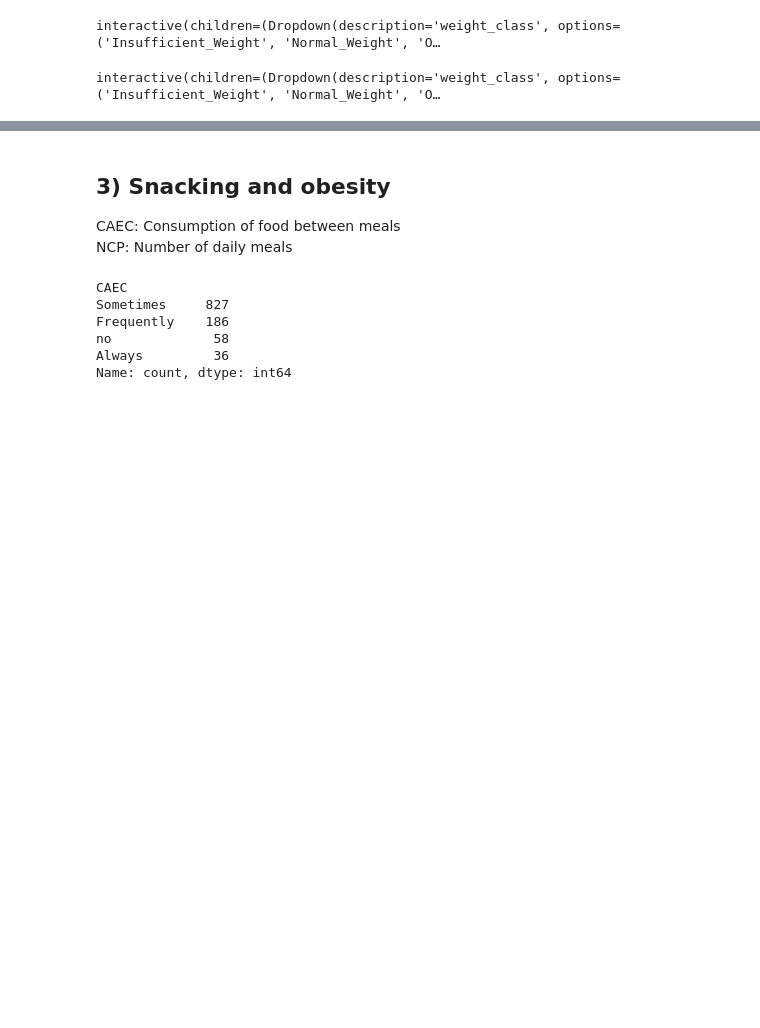
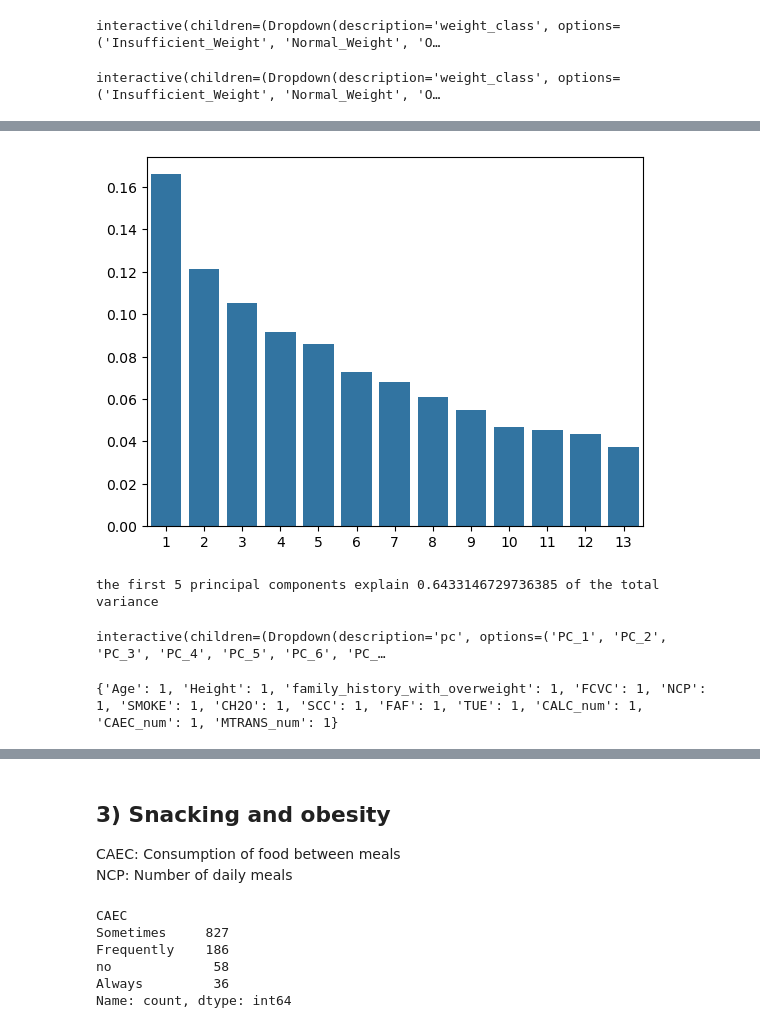
Before and after one commit to flylight-max/Individual_project_obesity, a Jupyter notebook: Untitled-2.ipynb, the cells around one changed output, grey strips where cells are left out. Saved outputs shown, nothing was run; the diff lists cells and outputs as text; code cells hidden in the pictures; blank space fills up the shorter version.

```diff
--- a/Untitled-2.ipynb
+++ b/Untitled-2.ipynb
@@ -1248,6 +1251,9 @@ Obesity_Type_III         0
 Name: count, dtype: int64
 # %%
 y_mal = y_mal.cat.remove_categories(["Obesity_Type_III"])
+
+order_mal_classes = ["Insufficient_Weight","Normal_Weight","Overweight_Level_I","Overweight_Level_II","Obesity_Type_I","Obesity_Type_II"]
+y_mal = y_mal.cat.reorder_categories(order_mal_classes, ordered=True)
 y_classes = y_mal.cat.categories
 # %%
 y_fem.value_counts()
@@ -1316,0 +1460,13 @@ interactive(children=(Dropdown(description='weight_class', options=('Insufficien
+# %%
+#Males
+pca.fit(X_mal_scale)
+explained_var_mal = pca.explained_variance_ratio_
+sns.barplot(x=np.arange(1,len(explained_var_mal)+1), y=explained_var_mal)
+plt.show()
+# %% [output]
+[figure, added]
+# %%
+five_xpl_var_mal = explained_var_mal[:6].sum()
+print(f"the first 5 principal components explain {five_xpl_var_mal} of the total variance")
+# %% [output]
+the first 5 principal components explain 0.6433146729736385 of the total variance
@@ -1316,0 +1477,18 @@ interactive(children=(Dropdown(description='weight_class', options=('Insufficien
+# %%
+@widgets.interact
+def highest_loading_feature(pc = [f"PC_{i}" for i in range(1,len(male_prin_comp)+1)]):
+    print(male_pc_df.loc[pc].sort_values(ascending=False).index[0])
+# %% [output]
+interactive(children=(Dropdown(description='pc', options=('PC_1', 'PC_2', 'PC_3', 'PC_4', 'PC_5', 'PC_6', 'PC_…
+# %%
+male_dict_best_feat = {}
+for col in male_pc_df.columns:
+    if col not in male_dict_best_feat:
+        male_dict_best_feat[col] = 1
+    else:
+        male_dict_best_feat[col] += 1
+
+sort_male_dict = dict(sorted(male_dict_best_feat.items(), key=lambda x: x[1], reverse=True))
+print(sort_male_dict)
+# %% [output]
+{'Age': 1, 'Height': 1, 'family_history_with_overweight': 1, 'FCVC': 1, 'NCP': 1, 'SMOKE': 1, 'CH2O': 1, 'SCC': 1, 'FAF': 1, 'TUE': 1, 'CALC_num': 1, 'CAEC_num': 1, 'MTRANS_num': 1}
```
Also changed, not shown: parts of 28 cells of this notebook.
